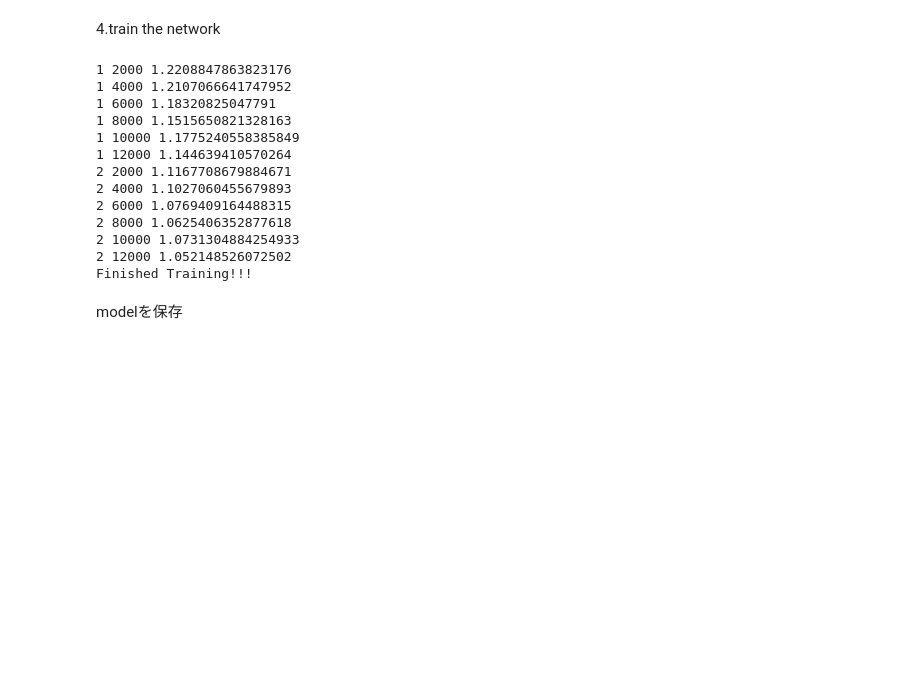
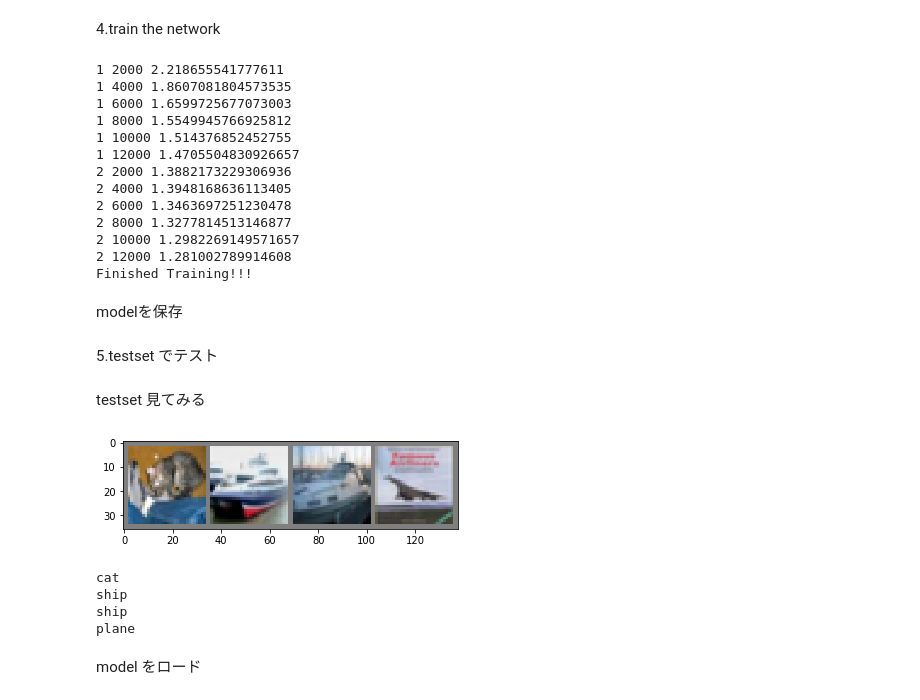
Before and after one commit to arakoma/pytorch_practice, a Jupyter notebook: training_a_classifier.ipynb, the cells around one changed output. Saved outputs shown, nothing was run; the diff lists cells and outputs as text; code cells hidden in the pictures; blank space fills up the shorter version.

```diff
--- a/training_a_classifier.ipynb
+++ b/training_a_classifier.ipynb
@@ -130,7 +130,7 @@ for epoch in range(2):
         optimizer.zero_grad()
 
         # 学習(forward, backward, optimize)
-        outputs = net(inputs)#NN通す
+        outputs = net.forward(inputs)#NN通す
         loss = criterion(outputs, labels)#loss計算
         loss.backward()#逆伝播
         optimizer.step()#更新
@@ -143,18 +143,18 @@ for epoch in range(2):
 
 print("Finished Training!!!")
 # %% [output]
-1 2000 1.2208847863823176
-1 4000 1.2107066641747952
-1 6000 1.18320825047791
-1 8000 1.1515650821328163
-1 10000 1.1775240558385849
-1 12000 1.144639410570264
-2 2000 1.1167708679884671
-2 4000 1.1027060455679893
-2 6000 1.0769409164488315
-2 8000 1.0625406352877618
-2 10000 1.0731304884254933
-2 12000 1.052148526072502
+1 2000 2.218655541777611
+1 4000 1.8607081804573535
+1 6000 1.6599725677073003
+1 8000 1.5549945766925812
+1 10000 1.514376852452755
+1 12000 1.4705504830926657
+2 2000 1.3882173229306936
+2 4000 1.3948168636113405
+2 6000 1.3463697251230478
+2 8000 1.3277814513146877
+2 10000 1.2982269149571657
+2 12000 1.281002789914608
 Finished Training!!!
 # %% [markdown]
 modelを保存
@@ -160,0 +164,19 @@ modelを保存
+# %% [markdown]
+5.testset でテスト
+# %% [markdown]
+testset 見てみる
+# %%
+dataiter = iter(testloader)
+images, labels = dataiter.next()
+
+imshow(torchvision.utils.make_grid(images))
+for x in labels:
+    print(classes[x])
+# %% [output]
+[figure, added]
+cat
+ship
+ship
+plane
+# %% [markdown]
+model をロード
```
Also changed, not shown: parts of 11 cells of this notebook.
